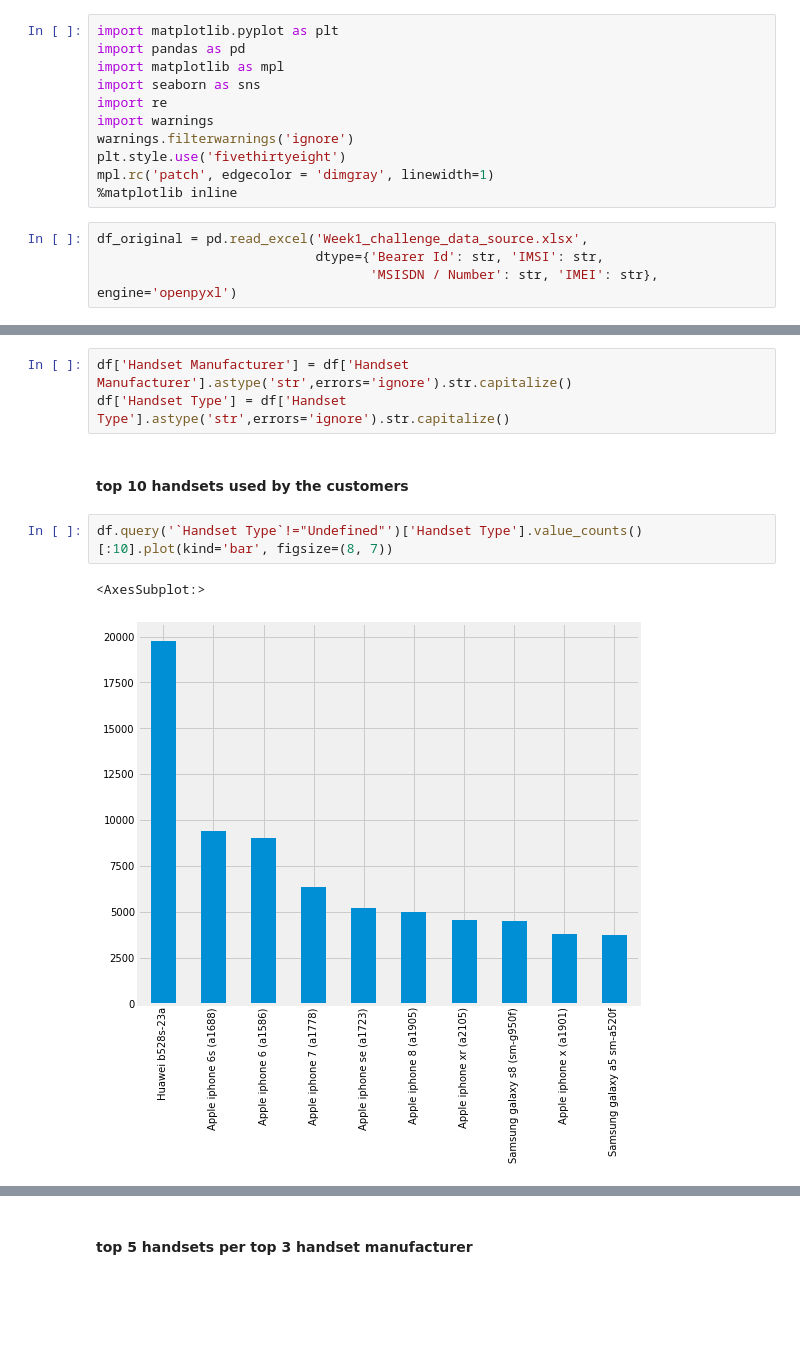
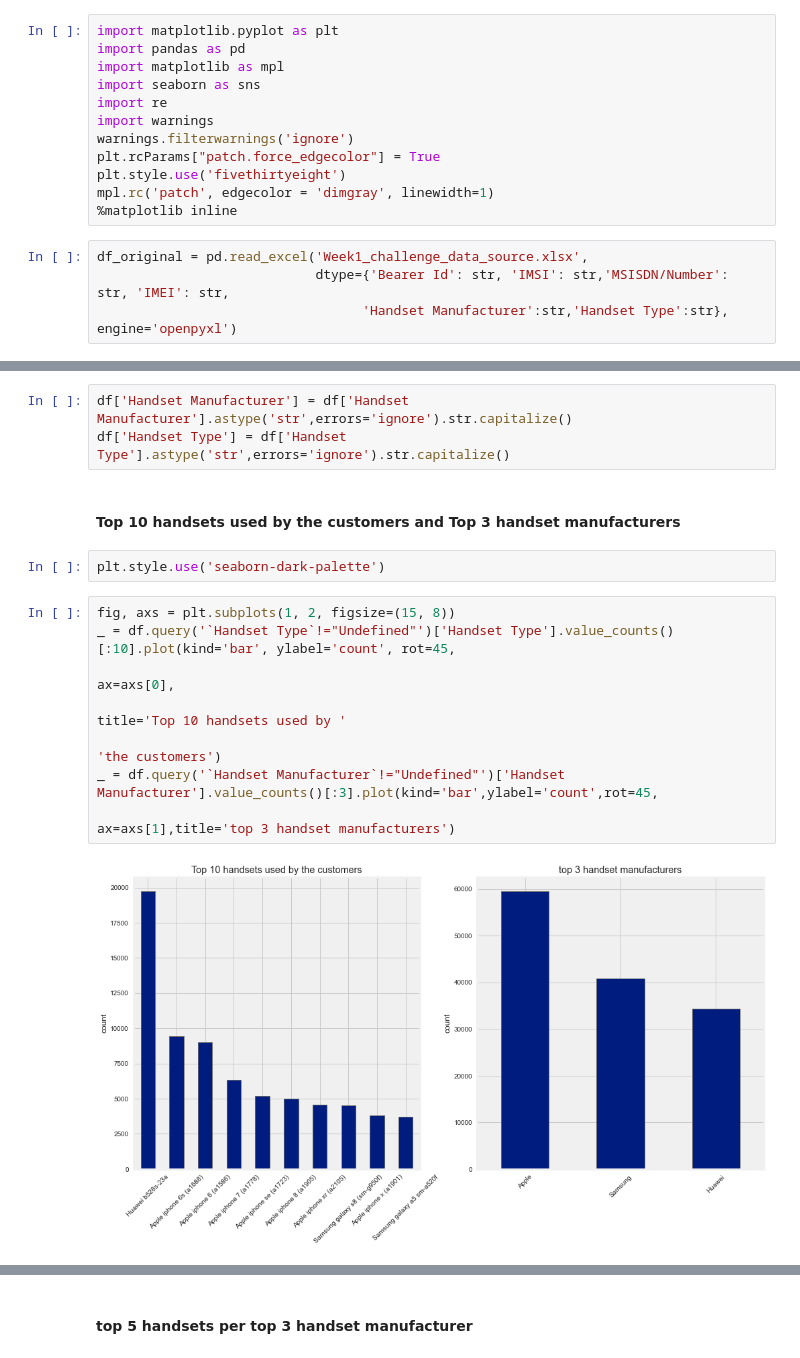
Before and after one commit to fbagire/Telecomm_data_analysis, a Jupyter notebook: data_cleaning.ipynb, the cells around one changed output, grey strips where cells are left out. Drawn from its saved outputs; the diff is of its cells as text; blank space fills up the shorter version.

Commit message:
plots labeling

```diff
--- a/data_cleaning.ipynb
+++ b/data_cleaning.ipynb
@@ -6,12 +6,13 @@ import seaborn as sns
 import re
 import warnings
 warnings.filterwarnings('ignore')
+plt.rcParams["patch.force_edgecolor"] = True
 plt.style.use('fivethirtyeight')
 mpl.rc('patch', edgecolor = 'dimgray', linewidth=1)
 %matplotlib inline
 # %%
 df_original = pd.read_excel('Week1_challenge_data_source.xlsx',
-                            dtype={'Bearer Id': str, 'IMSI': str,
-                                   'MSISDN / Number': str, 'IMEI': str}, engine='openpyxl')
+                            dtype={'Bearer Id': str, 'IMSI': str,'MSISDN/Number': str, 'IMEI': str,
+                                  'Handset Manufacturer':str,'Handset Type':str}, engine='openpyxl')
 # %%
 df=df_original.copy(deep=True)
@@ -187,9 +210,16 @@ df[df.duplicated(subset=['Bearer Id','IMSI','IMEI','MSISDN/Number'],keep=False)]
 df['Handset Manufacturer'] = df['Handset Manufacturer'].astype('str',errors='ignore').str.capitalize()
 df['Handset Type'] = df['Handset Type'].astype('str',errors='ignore').str.capitalize()
 # %% [markdown]
-#### top 10 handsets used by the customers
+#### Top 10 handsets used by the customers and  Top 3 handset manufacturers
+# %%
+plt.style.use('seaborn-dark-palette')
 # %%
-df.query('`Handset Type`!="Undefined"')['Handset Type'].value_counts()[:10].plot(kind='bar', figsize=(8, 7))
+fig, axs = plt.subplots(1, 2, figsize=(15, 8))
+_ = df.query('`Handset Type`!="Undefined"')['Handset Type'].value_counts()[:10].plot(kind='bar', ylabel='count', rot=45,
+                                                                                     ax=axs[0],
+                                                                                     title='Top 10 handsets used by '
+                                                                                           'the customers')
+_ = df.query('`Handset Manufacturer`!="Undefined"')['Handset Manufacturer'].value_counts()[:3].plot(kind='bar',ylabel='count',rot=45,
+                                                                            ax=axs[1],title='top 3 handset manufacturers')
 # %% [output]
-<AxesSubplot:>
-[figure, old version]
+[figure, new version]
```
Also changed, not shown: parts of 22 cells of this notebook, 1 other file.
